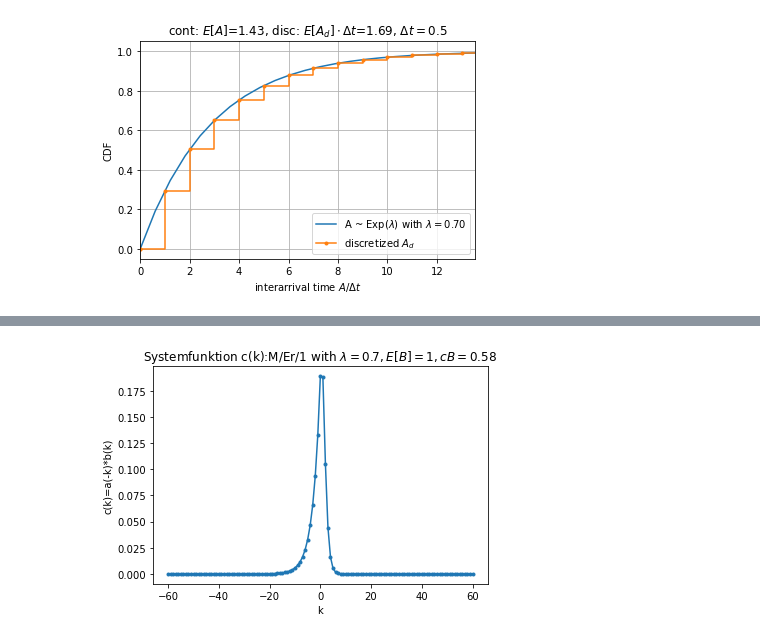
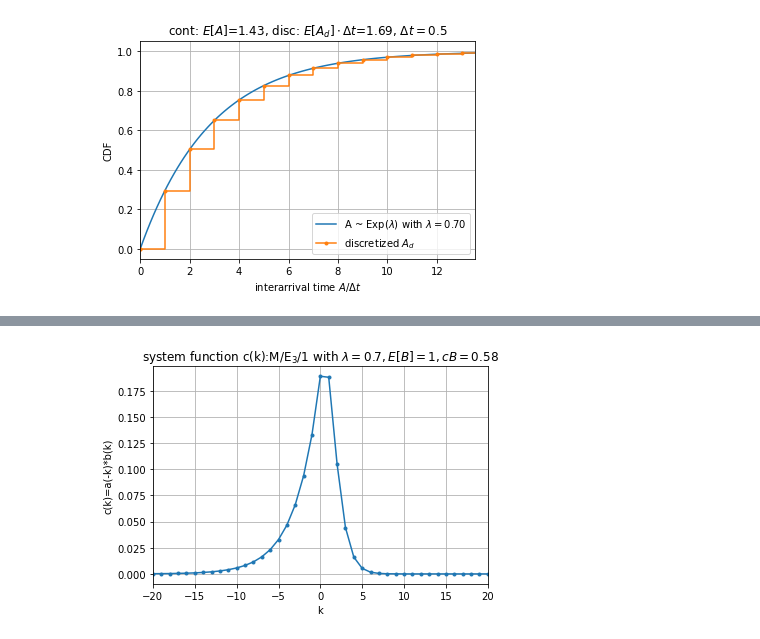
Before and after one commit to hossfeld/performance-modeling, a Jupyter notebook: chapter6_timeDiscreteAnalysis/ch6-4-mg1-discrete.ipynb, the cells around one changed output, grey strips where cells are left out. Drawn from its saved outputs; the diff is of its cells as text; code cells hidden in the pictures.

```diff
--- a/chapter6_timeDiscreteAnalysis/ch6-4-mg1-discrete.ipynb
+++ b/chapter6_timeDiscreteAnalysis/ch6-4-mg1-discrete.ipynb
@@ -145,7 +145,7 @@ $a_d(0)=0 \\ a_d(a_\max) = 1-A\left((a_\max-1)\cdot \Delta t\right).$
 deltaT = 0.5
 
 # compute discretized interarrival times and CDF values
-amax = int(t[-1]/deltaT) # define maximum value a_max
+amax = 50/deltaT # define maximum value a_max
 tdisc = np.arange(0, amax+1)*deltaT # compute A(t) at the point tdisc
 A = At(tdisc)
 A[-1] = 1 # insert 1 to compute a(a_max)
@@ -187,18 +195,16 @@ $
 # %%
-A = DiscreteDistribution(xa, a)
+Adisc.plotPMF(label='$A_d$') # plot discretized interarrival time
 
-# service time
+D = GEOM(Adisc.mean(), m=1) # compare with GEOM1 distribution
+D.plotPMF(label='GEOM1', linestyle='', marker='s')
+
+# discretization of service time: same way
 B = Bt(tdisc, EB=EB) # CDF of cont
 B[-1] = 1
 b = np.insert(np.diff(B), 0, 0)
-B = DiscreteDistribution(np.arange(len(b)), b)
+Bdisc = DiscreteDistribution(np.arange(len(b)), b)
 
-A.plotPMF(label='A')
-B.plotPMF(label='B')
-
-D = GEOM(A.mean(), m=1)
-D.plotPMF(label='GEOM1', linestyle='', marker='s')
-
+Bdisc.plotPMF(label='$B_d$') # plot discretized service time
 plt.xlabel('time (s)')
 plt.ylabel('probability')
 plt.legend()
@@ -214,9 +221,11 @@ $$ c(k)=b(k)*a(-k)$$
 # %%
-C = B - A
+Cdisc = Bdisc - Adisc
 
-C.plotPMF()
+Cdisc.plotPMF()
 plt.xlabel('k')
 plt.ylabel('c(k)=a(-k)*b(k)')
-plt.title('Systemfunktion c(k):'+title);
+plt.xlim([-20,20])
+plt.grid(which='major')
+plt.title('system function c(k):'+title);
 # %% [output]
-[figure, old version]
+[figure, new version]
```
Also changed, not shown: parts of 12 cells of this notebook, 1 other file.
